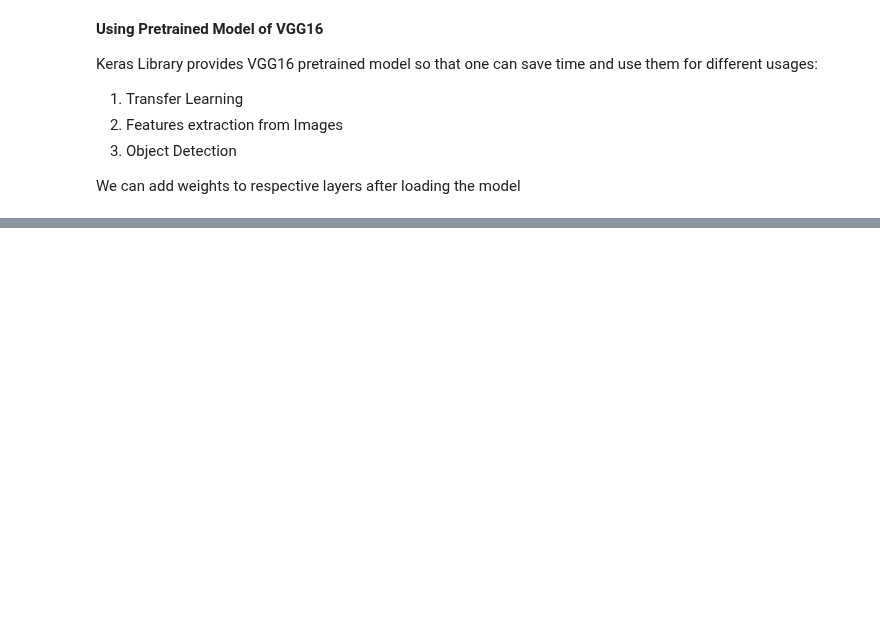
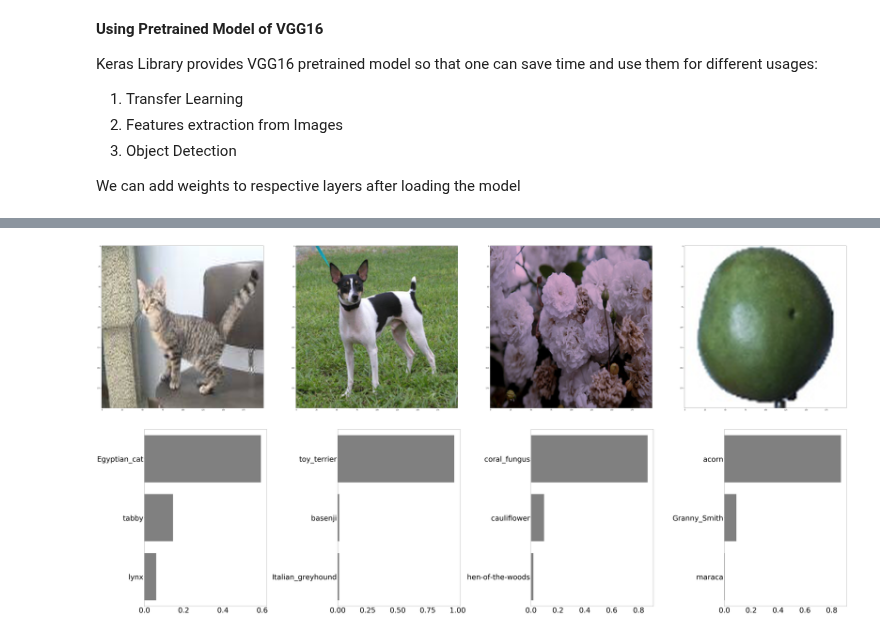
Before and after one commit to ddb95/Data_Science_and_ML_Projects, a Jupyter notebook: vgg16_19/cnn-vgg16-vgg19.ipynb, the cells around one changed output, grey strips where cells are left out. Saved outputs shown, nothing was run; the diff lists cells and outputs as text; code cells hidden in the pictures; blank space fills up the shorter version.

```diff
--- a/vgg16_19/cnn-vgg16-vgg19.ipynb
+++ b/vgg16_19/cnn-vgg16-vgg19.ipynb
@@ -107,7 +117,7 @@ import seaborn as sns
 catImage1 = "../input/dogs-vs-cats-redux-kernels-edition/train/cat.10032.jpg"
 dogImage1 = "../input/dogs-vs-cats-redux-kernels-edition/train/dog.10042.jpg"
 flowerImage1 = "../input/flowers-recognition/flowers/flowers/rose/16078501836_3ac067e18a.jpg"
-fruit1 = "../input/fruits/fruits-360_dataset/fruits-360/Training/Hazelnut/308_100.jpg"
+fruit1 = "../input/fruits/fruits-360_dataset/fruits-360/Training/Mango/49_100.jpg"
 
 images = [catImage1, dogImage1, flowerImage1, fruit1]
 
@@ -118,3 +128,31 @@ def loadImage(path):
     img = image.img_to_array(img)
     # Expand the shape of an array.
     img = np.expand_dims(img, axis=0)
+    img = preprocess_input(img)
+    return img
+
+
+
+def getPredictions(model):
+    f,ax = plt.subplots(1,4)
+    f.set_size_inches(80, 40)
+    for i in range(4):
+        ax[i].imshow(Image.open(images[i]).resize((200,200), Image.ANTIALIAS))
+    plt.show()
+
+    f,axes = plt.subplots(1,4)
+    f.set_size_inches(80, 20)
+    for i,img_path in enumerate(images):
+        img = loadImage(img_path)
+        preds = decode_predictions(model.predict(img), top=3)[0]
+        b = sns.barplot(y = [c[1] for c in preds], x = [c[2] for c in preds], color="gray", ax= axes[i])
+        b.tick_params(labelsize=55)
+        f.tight_layout()
+# %%
+from keras.applications.vgg16 import VGG16
+vgg16_weights = '../input/vgg16/vgg16_weights_tf_dim_ordering_tf_kernels.h5'
+vgg16_model = VGG16(weights=vgg16_weights)
+getPredictions(vgg16_model)
+# %% [output]
+[figure, added]
+[figure, added]
```
Also changed, not shown: parts of 2 cells of this notebook.
